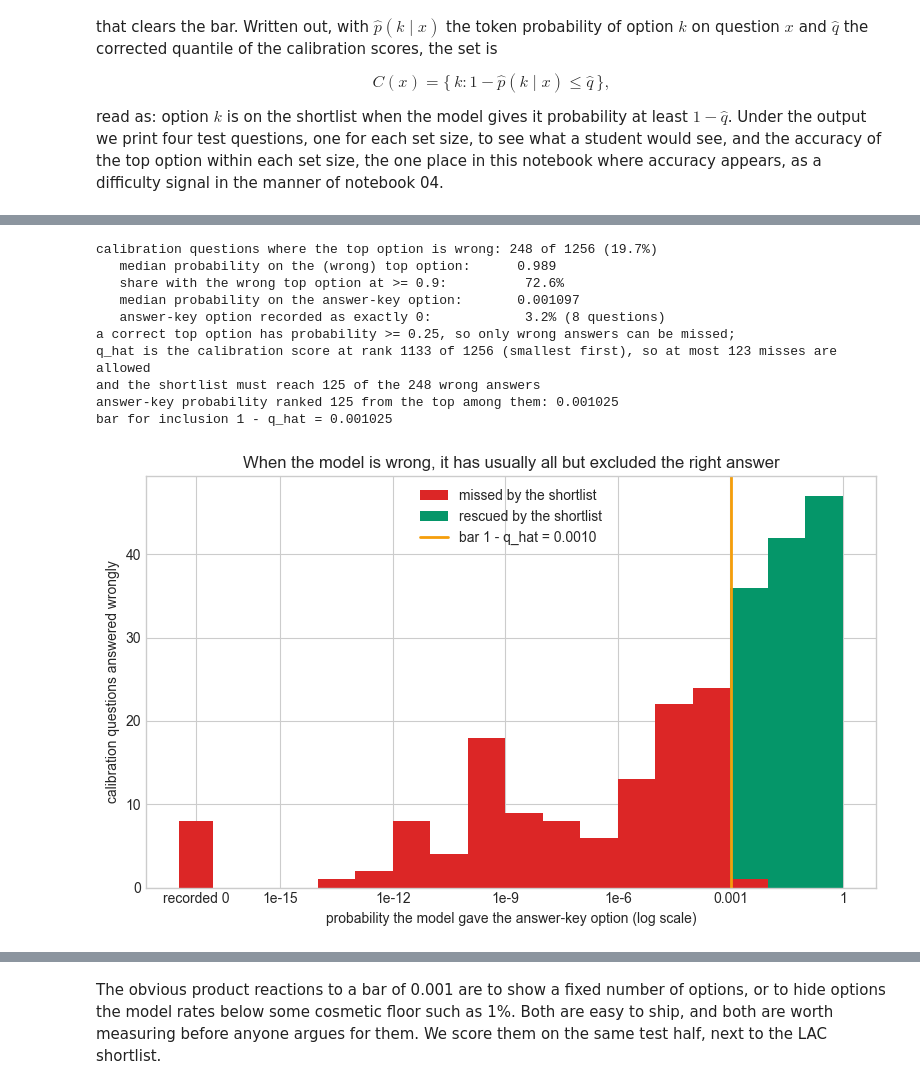
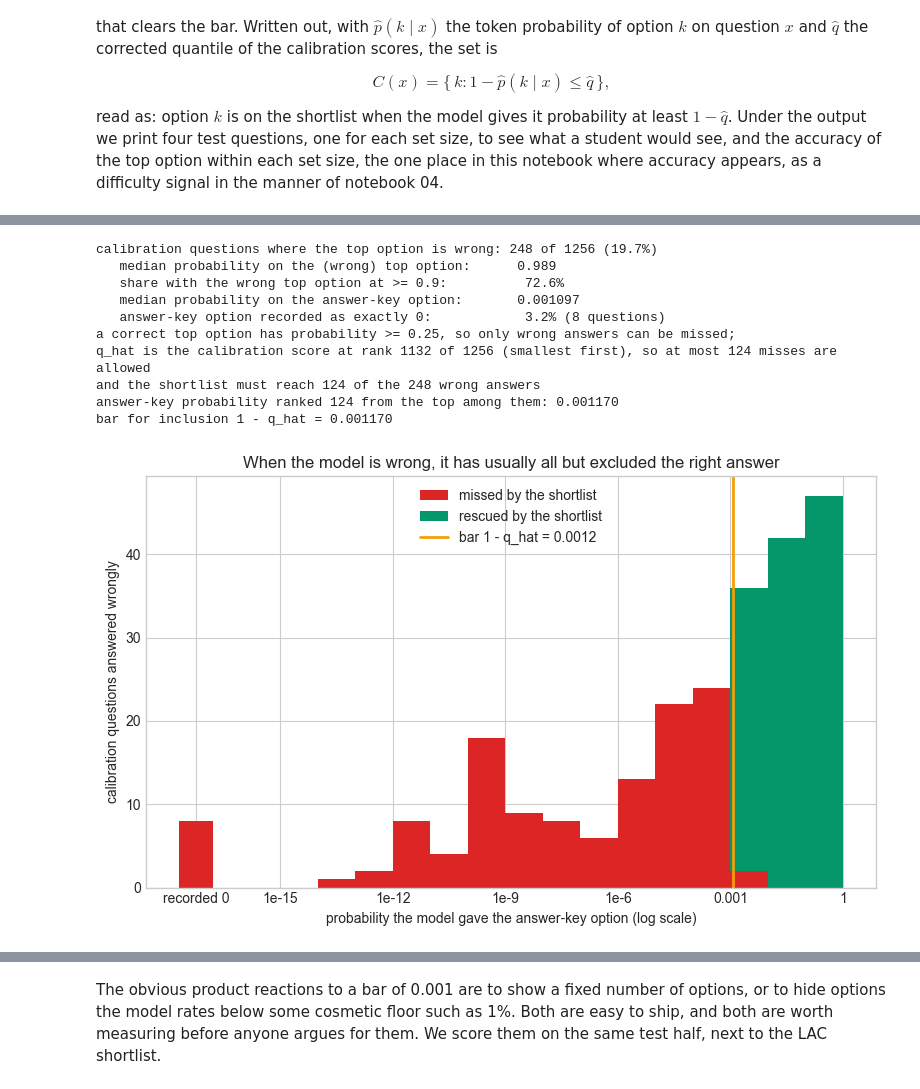
Before and after one commit to josephazar/conformal-prediction-intro, a Jupyter notebook: notebooks/17_multiple_choice_answer_sets.ipynb, the cells around one changed output, grey strips where cells are left out. Cells and saved outputs as stored; diff of their text form; code cells hidden in the pictures.

```diff
--- a/notebooks/17_multiple_choice_answer_sets.ipynb
+++ b/notebooks/17_multiple_choice_answer_sets.ipynb
@@ -97,11 +97,11 @@ The second block is the one that shapes this notebook. On 81.6% of questions the
 The split comes next. The questions are a random sample of 86 to 90 per subject from MMLU's test split, with no time order, so a random split into calibration and test halves is exchangeable by construction. We state it and seed it, and keep three small functions: notebook 02's corrected quantile, copied verbatim from the course's shared code, notebook 04's LAC recipe, and the two numbers every evaluation in this notebook reports.
 # %%
 def corrected_quantile(scores, alpha):
-    """The corrected quantile from notebook 02 (finite-sample, slightly conservative)."""
+    """The corrected quantile from notebook 02: the k-th smallest score, k = ceil((n+1)(1-alpha))."""
     n = len(scores)
-    q_level = math.ceil((n + 1) * (1 - alpha)) / n
-    assert q_level <= 1.0, "calibration window too short for this alpha (field guide S1)"
-    return float(np.quantile(scores, q_level, method="higher"))
+    k = math.ceil((n + 1) * (1 - alpha))
+    assert k <= n, "calibration window too short for this alpha (field guide S1)"
+    return float(np.sort(scores)[k - 1])
 
 
 def lac_sets(cal_probs, cal_truth, test_probs, alpha=ALPHA):
@@ -218,9 +218,9 @@ No shortlist is empty, and none can be: the top option of four always carries at
 cal_p_true = probs[cal, truth[cal]]
 cal_wrong = ~top_correct[cal]
 n_cal = len(cal)
-# with distinct scores the corrected quantile is the r-th smallest calibration score (the series'
-# idiom lands one rank above ceil((n+1)(1-alpha)), notebook 03 section 3), so at most n - r misses
-r_qhat = math.ceil(math.ceil((n_cal + 1) * (1 - ALPHA)) / n_cal * (n_cal - 1)) + 1
+# the corrected quantile is the r-th smallest calibration score, r = ceil((n+1)(1-alpha))
+# (notebook 02), so at most n - r calibration scores can sit above it: at most n - r misses
+r_qhat = math.ceil((n_cal + 1) * (1 - ALPHA))
 misses_allowed = n_cal - r_qhat
 n_reach = int(cal_wrong.sum()) - misses_allowed
 
@@ -236,38 +236,38 @@ print(f"and the shortlist must reach {n_reach} of the {cal_wrong.sum()} wrong an
 print(f"answer-key probability ranked {n_reach} from the top among them: "
       f"{np.sort(cal_p_true[cal_wrong])[::-1][n_reach - 1]:.6f}")
 print(f"bar for inclusion 1 - q_hat = {1 - q_hat:.6f}")
 
 # histogram of the answer-key probability on wrong answers, log scale; zeros get their own column
 wrong_p = cal_p_true[cal_wrong]
 log_p = np.log10(wrong_p[wrong_p > 0])
 bar_log = np.log10(1 - q_hat)
 bins = np.arange(-15.0, 0.01, 1.0)
 assert log_p.min() >= bins[0], "every non-zero probability must fall inside the histogram"
 fig, ax = plt.subplots(figsize=(8, 5))
 ax.hist([log_p[log_p < bar_log], log_p[log_p >= bar_log]], bins=bins, stacked=True,
         color=[RED, GREEN], label=["missed by the shortlist", "rescued by the shortlist"])
 ax.bar(-17.25, np.sum(wrong_p == 0), width=0.9, color=RED)
 ax.axvline(bar_log, color=AMBER, lw=2, label=f"bar 1 - q_hat = {1 - q_hat:.4f}")
 ax.set_xticks([-17.25, -15, -12, -9, -6, -3, 0])
 ax.set_xticklabels(["recorded 0", "1e-15", "1e-12", "1e-9", "1e-6", "0.001", "1"])
 ax.set_xlabel("probability the model gave the answer-key option (log scale)")
 ax.set_ylabel("calibration questions answered wrongly")
 ax.set_title("When the model is wrong, it has usually all but excluded the right answer")
 ax.legend(loc="upper center")
 plt.tight_layout()
 plt.show()
 # %% [output]
 calibration questions where the top option is wrong: 248 of 1256 (19.7%)
    median probability on the (wrong) top option:      0.989
    share with the wrong top option at >= 0.9:          72.6%
    median probability on the answer-key option:       0.001097
    answer-key option recorded as exactly 0:            3.2% (8 questions)
 a correct top option has probability >= 0.25, so only wrong answers can be missed;
-q_hat is the calibration score at rank 1133 of 1256 (smallest first), so at most 123 misses are allowed
-and the shortlist must reach 125 of the 248 wrong answers
-answer-key probability ranked 125 from the top among them: 0.001025
-bar for inclusion 1 - q_hat = 0.001025
+q_hat is the calibration score at rank 1132 of 1256 (smallest first), so at most 124 misses are allowed
+and the shortlist must reach 124 of the 248 wrong answers
+answer-key probability ranked 124 from the top among them: 0.001170
+bar for inclusion 1 - q_hat = 0.001170
-[figure, old version]
+[figure, new version]
 # %% [markdown]
 This is what `q_hat` = 0.999, a bar of 0.001, means. The model's top option is wrong on 248 of the 1,256 calibration questions (19.7%), and it is wrong with conviction: the median probability on the wrong top option is 0.989, and 72.6% of the wrong answers came with at least 0.9 on the wrong option. The answer-key option on those questions gets a median of 0.001097, and on 8 of them (3.2%) it is recorded as exactly zero: the answer-key letter was not among the 20 tokens returned.
 
```
Also changed, not shown: parts of 21 cells of this notebook, 4 other files.
